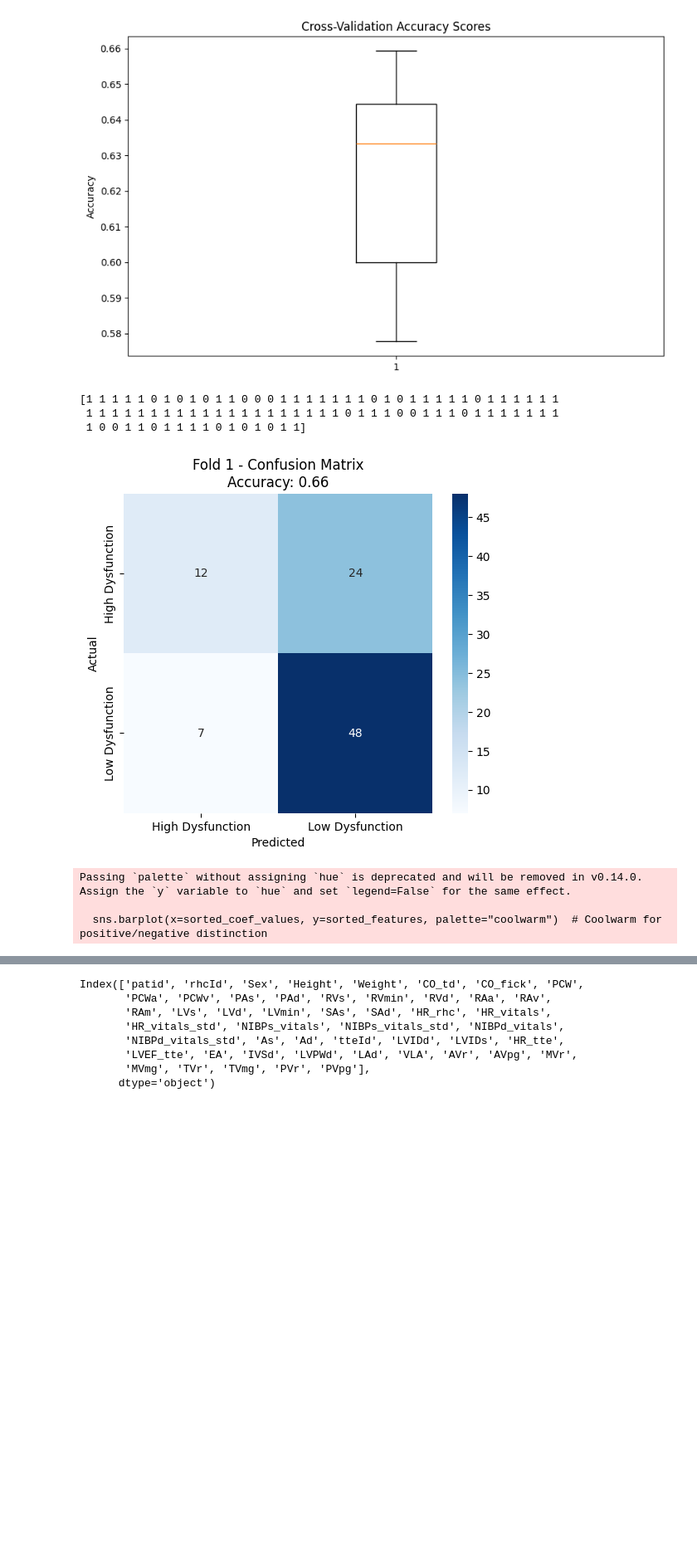
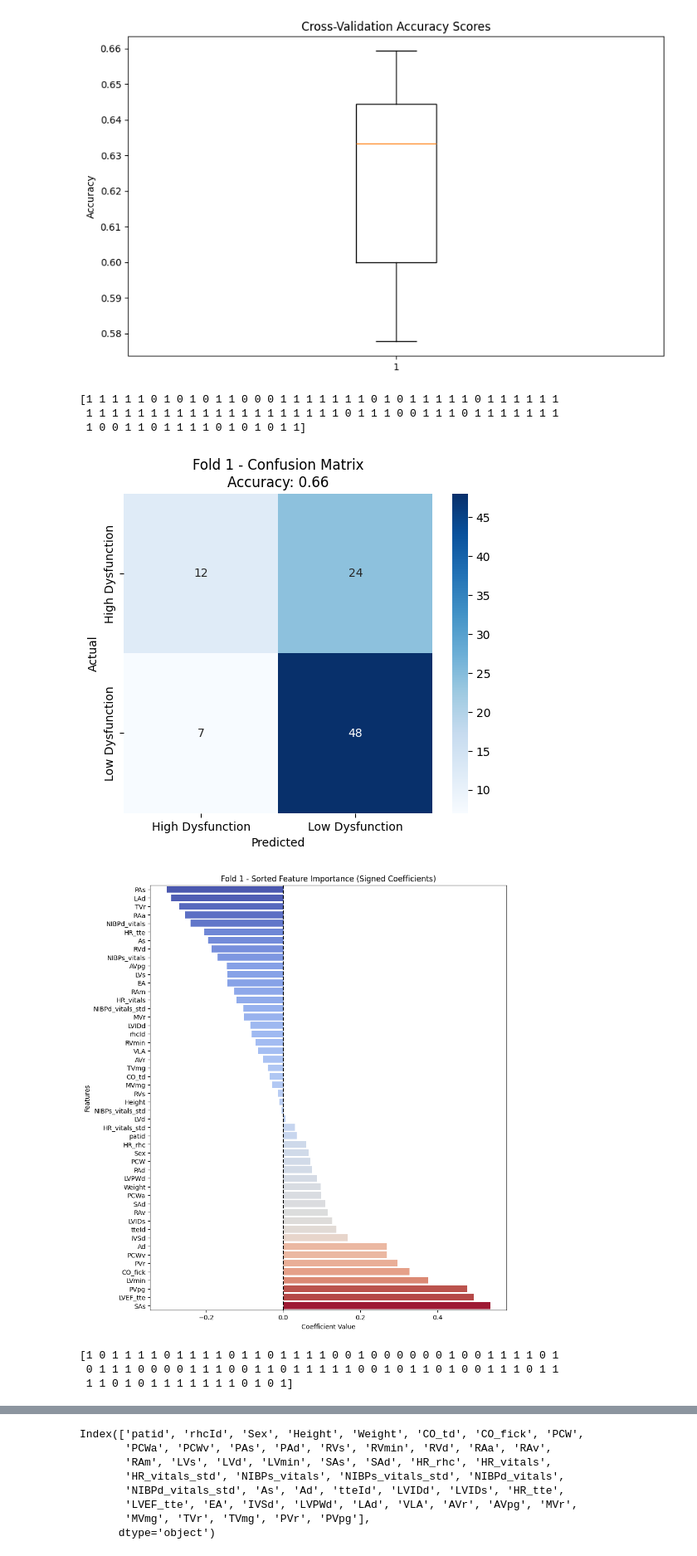
Before and after one commit to pallakk/RV-Prediction-Model-, a Jupyter notebook: Models.ipynb, the cells around one changed output, grey strips where cells are left out. Shown: that part at 83% size. Cells and saved outputs as stored; diff of their text form; code cells hidden in the pictures; blank space fills up the shorter version.

```diff
--- a/Models.ipynb
+++ b/Models.ipynb
@@ -95,34 +95,35 @@ for fold, (train_idx, val_idx) in enumerate(skf.split(X_scaled, Y_encoded)):
                 xticklabels=label_encoder.classes_,
                 yticklabels=label_encoder.classes_)
     plt.title(f'Fold {fold+1} - Confusion Matrix\nAccuracy: {accuracy_score(Y_encoded[val_idx], y_pred):.2f}')
     plt.xlabel('Predicted')
     plt.ylabel('Actual')
     plt.show()
 
     # Sort by actual coefficient values
     coef_values = log_reg.coef_[0]
     sorted_indices = np.argsort(coef_values)  # Sort by raw values (not absolute)
     sorted_features = np.array(feature_names)[sorted_indices]
     sorted_coef_values = coef_values[sorted_indices]
 
     # Feature importance plot
     plt.figure(figsize=(10, 12))
-    sns.barplot(x=sorted_coef_values, y=sorted_features, palette="coolwarm")  # Coolwarm for positive/negative distinction
+    sns.barplot(x=sorted_coef_values, y=sorted_features, hue=sorted_coef_values, palette="coolwarm", legend=False)
     plt.axvline(x=0, color='black', linestyle='--')  # Add vertical line at 0 for reference
     plt.title(f'Fold {fold+1} - Sorted Feature Importance (Signed Coefficients)')
     plt.xlabel('Coefficient Value')
     plt.ylabel('Features')
     plt.show()
 
 '''Blue for negative & Red for positive impact.
 Features with positive coefficients (red) increase the probability of the target outcome.
 Features with negative coefficients (blue) decrease the probability of the target outcome.
 Features near 0 have low impact on predictions.'''
 # %% [output]
 [1 1 1 1 1 0 1 0 1 0 1 1 0 0 0 1 1 1 1 1 1 1 0 1 0 1 1 1 1 1 0 1 1 1 1 1 1
  1 1 1 1 1 1 1 1 1 1 1 1 1 1 1 1 1 1 1 1 0 1 1 1 0 0 1 1 1 0 1 1 1 1 1 1 1
  1 0 0 1 1 0 1 1 1 1 0 1 0 1 0 1 1]
 [figure]
+[figure, new version]
-Passing `palette` without assigning `hue` is deprecated and will be removed in v0.14.0. Assign the `y` variable to `hue` and set `legend=False` for the same effect.
-
-  sns.barplot(x=sorted_coef_values, y=sorted_features, palette="coolwarm")  # Coolwarm for positive/negative distinction
+[1 0 1 1 1 1 0 1 1 1 1 0 1 1 0 1 1 1 1 0 0 1 0 0 0 0 0 0 1 0 0 1 1 1 1 0 1
+ 0 1 1 1 0 0 0 0 1 1 1 0 0 1 1 0 1 1 1 1 1 0 0 1 0 1 1 0 1 0 0 1 1 1 0 1 1
+ 1 1 0 1 0 1 1 1 1 1 1 1 0 1 0 1]
```
Also changed, not shown: parts of 2 cells of this notebook.
